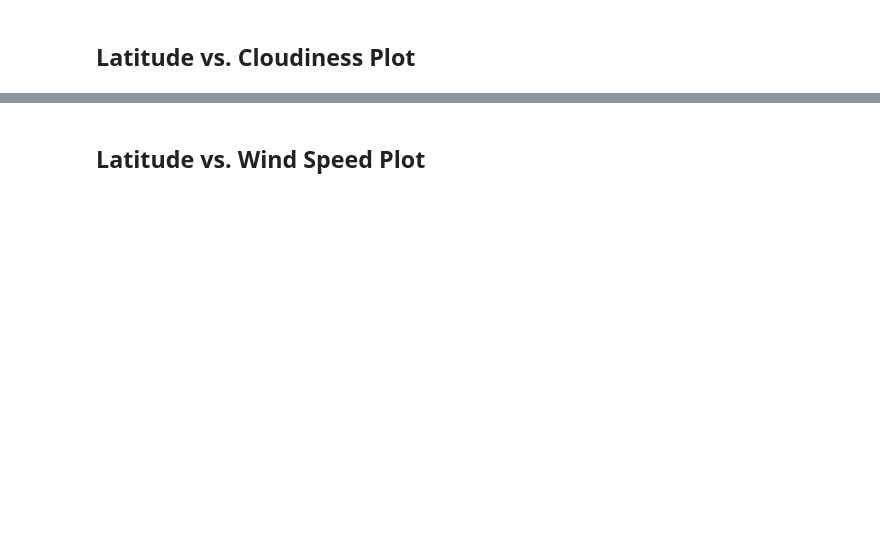
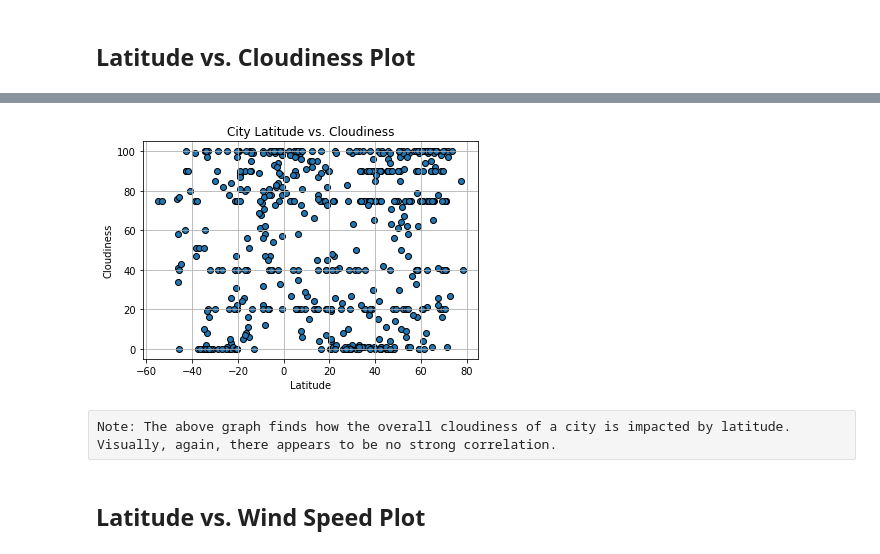
Before and after one commit to julia-claira/Weather-API-Pull, a Jupyter notebook: starter_code/WeatherPy.ipynb, the cells around one changed output, grey strips where cells are left out. Saved outputs shown, nothing was run; the diff lists cells and outputs as text; code cells hidden in the pictures; blank space fills up the shorter version.

```diff
--- a/starter_code/WeatherPy.ipynb
+++ b/starter_code/WeatherPy.ipynb
@@ -197,2 +216,20 @@ Note: The above graph finds how the latitude of a city impacts the max tempture.
+# %%
+#gets the values for the graph
+lat_city=weather_csv_df['Lat']
+temp_city=weather_csv_df['Cloudiness']
+
+#labels the graph
+plt.title("City Latitude vs. Cloudiness")
+plt.xlabel("Latitude")
+plt.ylabel("Cloudiness")
+plt.scatter(lat_city,temp_city,edgecolors="black")
+
+#outputs the graph
+plt.grid()
+plt.show()
+# %% [output]
+[figure, added]
+# %% [raw]
+Note: The above graph finds how the overall cloudiness of a city is impacted by latitude. Visually, again, there appears to be no strong correlation.
 # %% [markdown]
 ## Latitude vs. Wind Speed Plot
```
Also changed, not shown: parts of 9 cells of this notebook.
